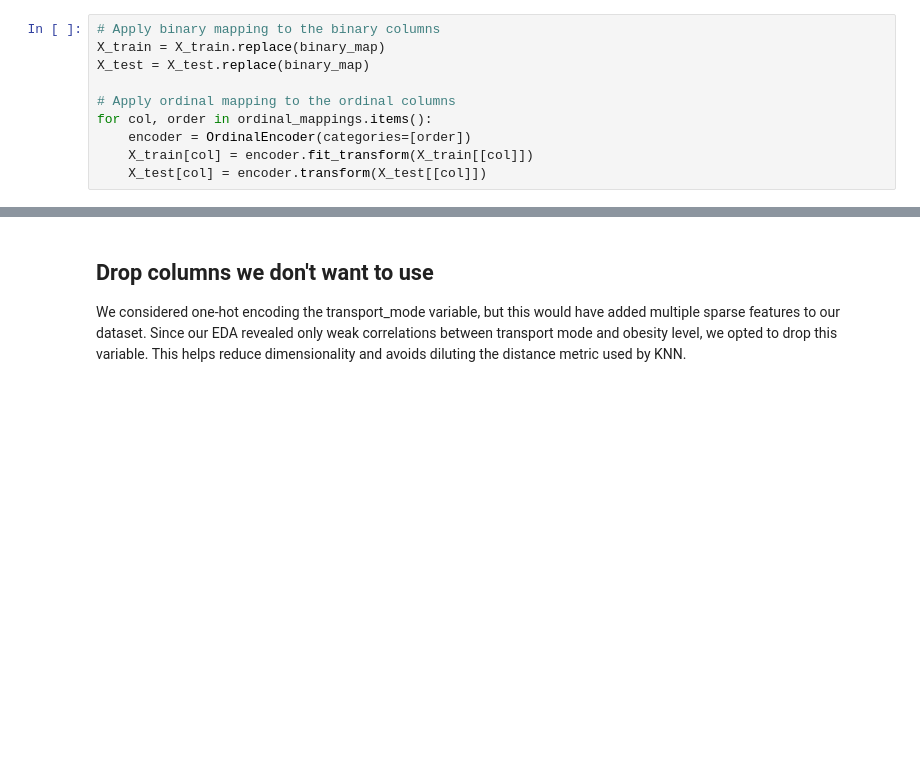
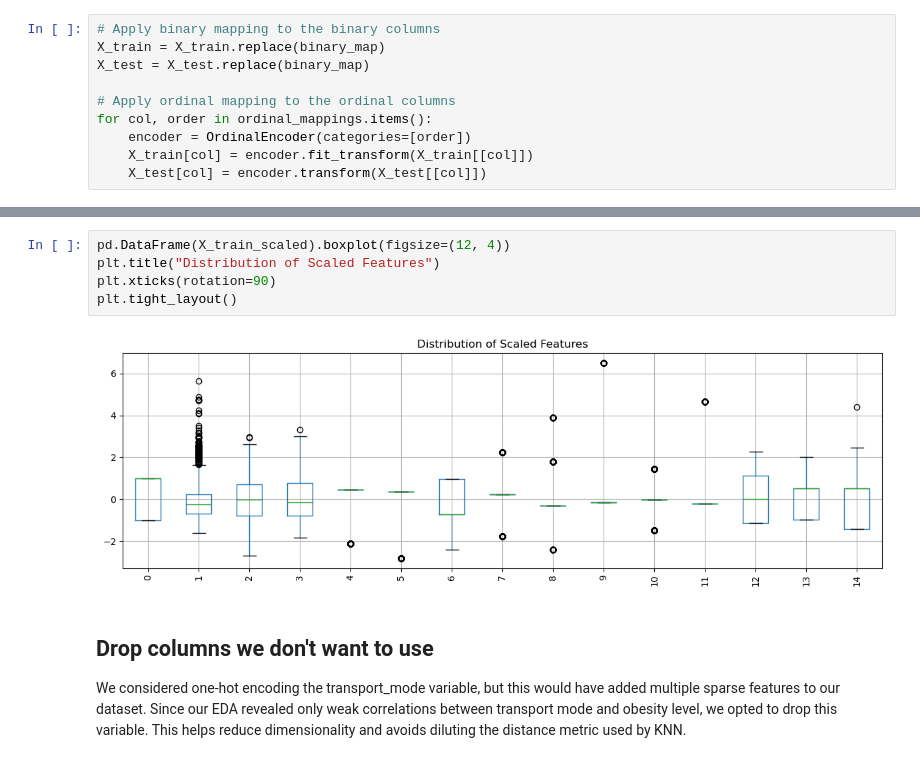
Before and after one commit to nicolasreichardt/ml-project-obesity-prediction, a Jupyter notebook: notebooks/PCA_KNN.ipynb, the cells around one changed output, grey strips where cells are left out. Drawn from its saved outputs; the diff is of its cells as text; blank space fills up the shorter version.

```diff
--- a/notebooks/PCA_KNN.ipynb
+++ b/notebooks/PCA_KNN.ipynb
@@ -88,3 +96,10 @@ for col, order in ordinal_mappings.items():
+# %%
+pd.DataFrame(X_train_scaled).boxplot(figsize=(12, 4))
+plt.title("Distribution of Scaled Features")
+plt.xticks(rotation=90)
+plt.tight_layout()
+# %% [output]
+[figure, added]
 # %% [markdown]
 ## Drop columns we don't want to use
 
```
Also changed, not shown: parts of 22 cells of this notebook, 6 other files.
